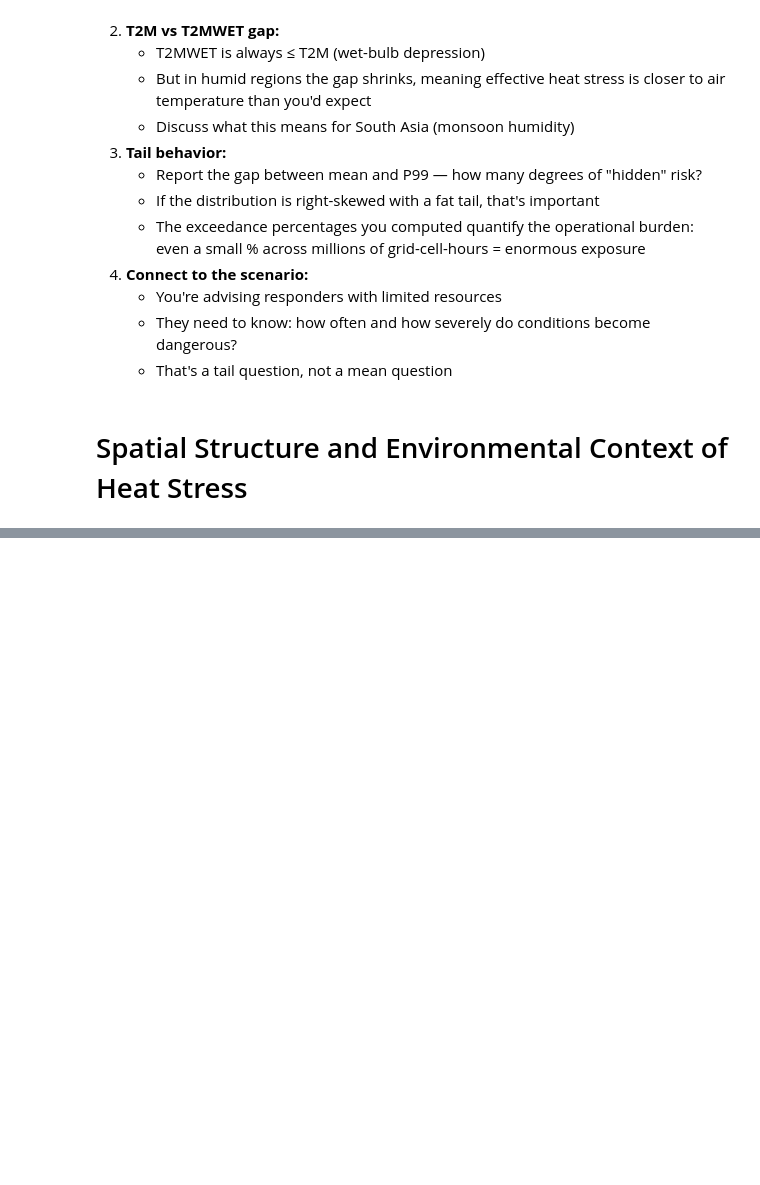
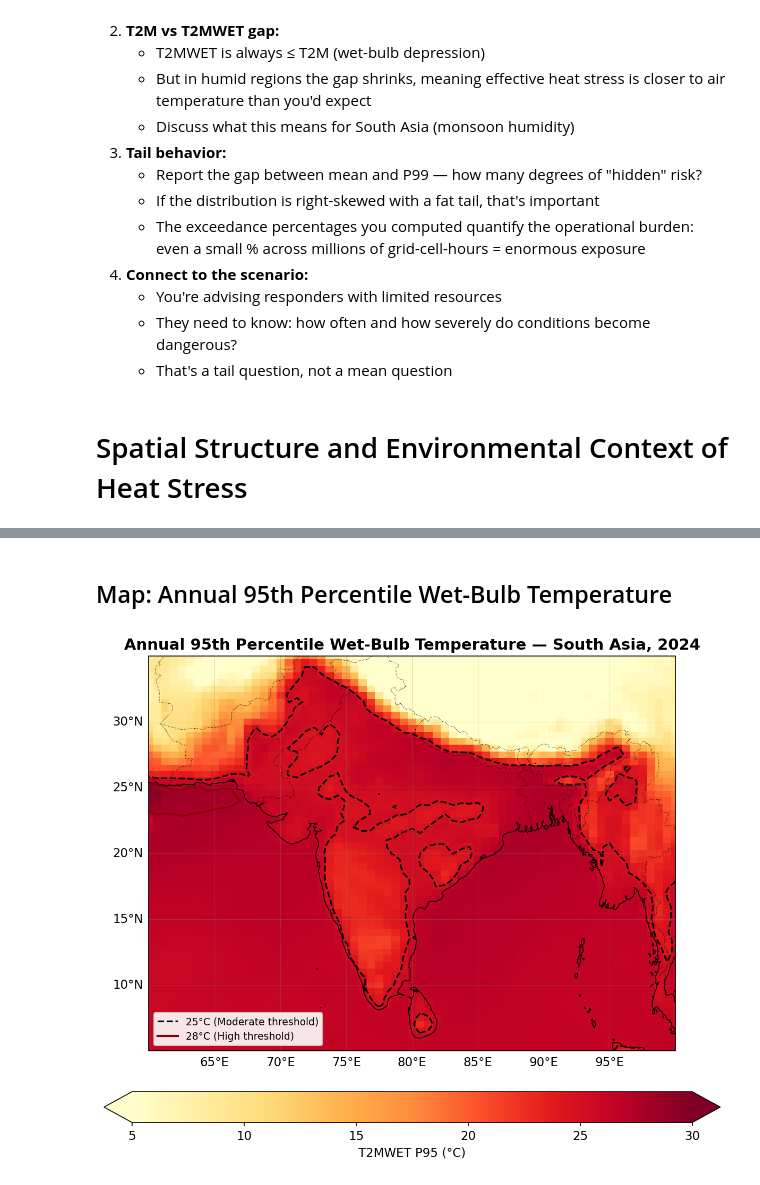
Before and after one commit to JuliusKanneh/jkanneh_DA_PS2, a Jupyter notebook: jkanneh_DA_PS2.ipynb, the cells around one changed output, grey strips where cells are left out. Drawn from its saved outputs; the diff is of its cells as text; code cells hidden in the pictures; blank space fills up the shorter version.

```diff
--- a/jkanneh_DA_PS2.ipynb
+++ b/jkanneh_DA_PS2.ipynb
@@ -321,0 +386,28 @@ Error:
+# %% [markdown]
+## Map: Annual 95th Percentile Wet-Bulb Temperature
+# %%
+fig, ax = ingestion.plot_spatial_map(
+    data=annual_p95_t2mwet.values,
+    lat=ds.lat.values,
+    lon=ds.lon.values,
+    title='Annual 95th Percentile Wet-Bulb Temperature — South Asia, 2024',
+    cmap='YlOrRd',
+    vmin=5, vmax=30,
+    cbar_label='T2MWET P95 (°C)',
+    contour_levels=[25, 28],
+    contour_colors=['black', 'darkred'],
+    contour_styles=['--', '-'],
+    save_path='q2_annual_p95_t2mwet.png',
+)
+
+# Add legend for contour lines
+from matplotlib.lines import Line2D
+legend_elements = [
+    Line2D([0], [0], color='black', lw=1.5, ls='--', label='25°C (Moderate threshold)'),
+    Line2D([0], [0], color='darkred', lw=2, ls='-', label='28°C (High threshold)'),
+]
+ax.legend(handles=legend_elements, loc='lower left', fontsize=9,
+          framealpha=0.9, facecolor='white')
+plt.show()
+# %% [output]
+[figure, added]
```
Also changed, not shown: parts of 18 cells of this notebook, 6 other files.
